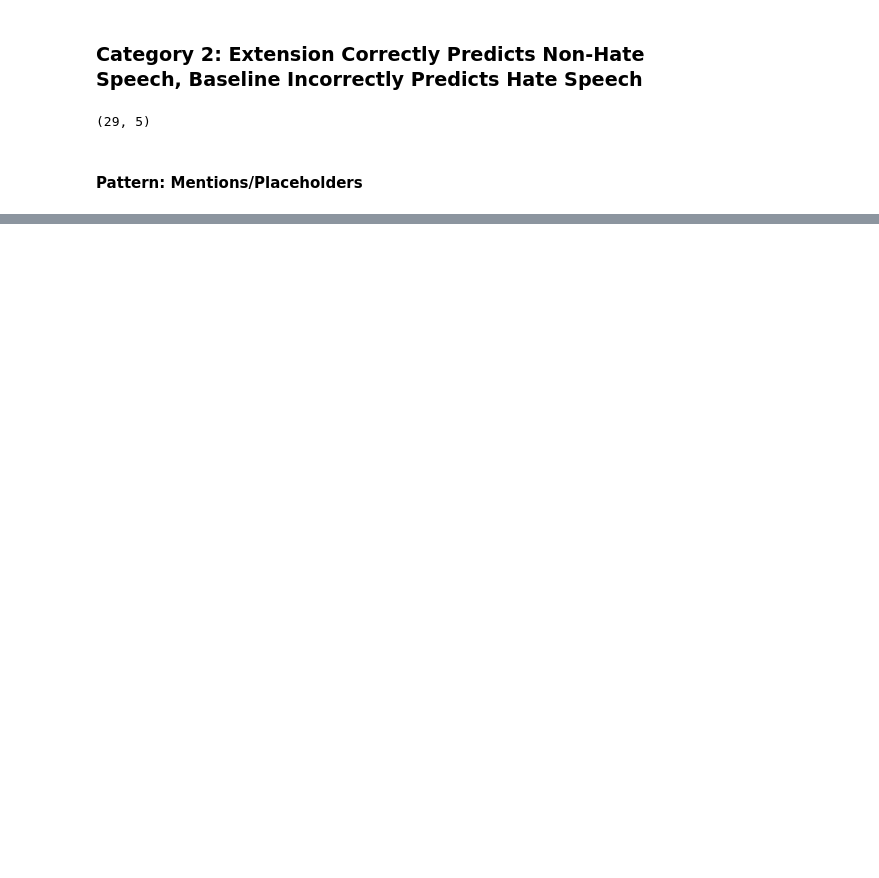
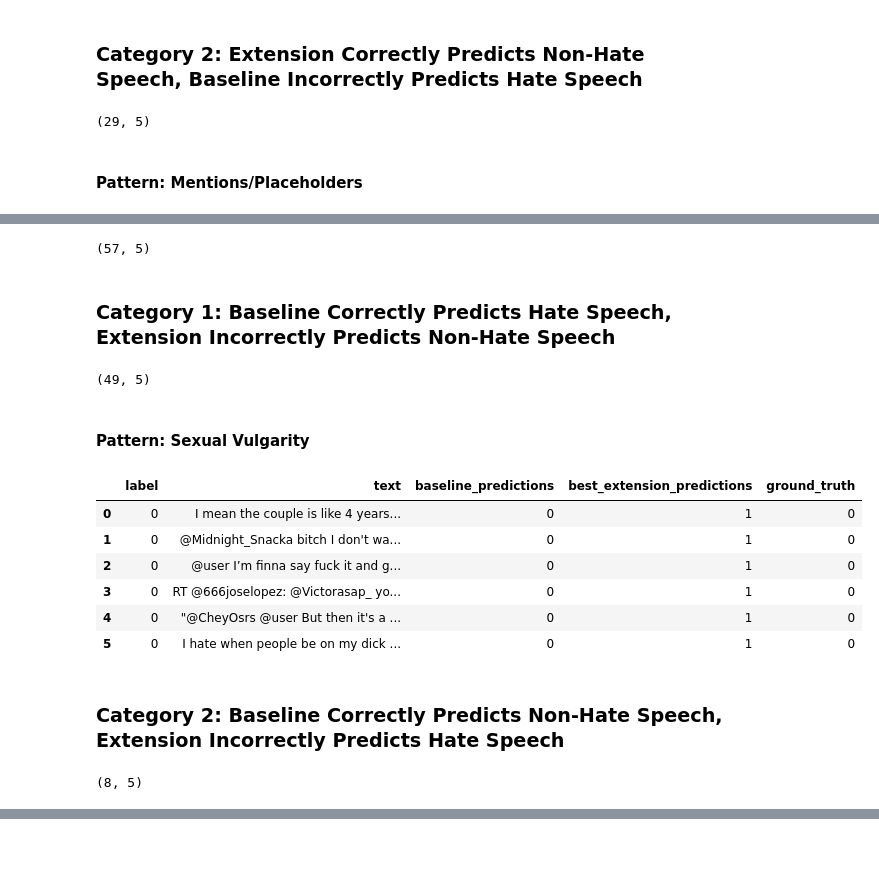
Before and after one commit to Ravi-Raghavan/CIS-5300-Final-Project, a Jupyter notebook: Milestone #4/error_analysis.ipynb, the cells around one changed output, grey strips where cells are left out. Drawn from its saved outputs; the diff is of its cells as text; code cells hidden in the pictures; blank space fills up the shorter version.

```diff
--- a/Milestone #4/error_analysis.ipynb
+++ b/Milestone #4/error_analysis.ipynb
@@ -107,0 +110,3 @@ df_mentions_placeholders
+# %%
+subset_df = TEST_DF[(TEST_DF['ground_truth'] != TEST_DF['best_extension_predictions']) & (TEST_DF['ground_truth'] == TEST_DF['baseline_predictions'])].reset_index(drop = True)
+subset_df.head()
@@ -107,0 +120,44 @@ df_mentions_placeholders
+# %%
+subset_df.shape
+# %% [output]
+(57, 5)
+# %% [markdown]
+### Category 1: Baseline Correctly Predicts Hate Speech, Extension Incorrectly Predicts Non-Hate Speech
+# %%
+# Show full column width
+pd.set_option('display.max_colwidth', None)
+
+# Show all rows (optional)
+pd.set_option('display.max_rows', None)
+
+subset_df_cat_1 = subset_df[(subset_df['best_extension_predictions'] == 1) & (subset_df['baseline_predictions'] == 0)]
+subset_df_cat_1.shape
+# %% [output]
+(49, 5)
+# %% [markdown]
+#### Pattern: Sexual Vulgarity
+# %%
+sexual_vulgarity_pattern = r"\b(dick|cock|pussy|vagina|penis|ass|asshole|balls|boobs|tits|nipple|slut|hoe)\b"
+df_sexual = subset_df_cat_1[subset_df_cat_1['text'].str.contains(sexual_vulgarity_pattern, case=False, regex=True, na=False)].reset_index(drop = True)
+df_sexual
+# %% [output]
+|  | label | text | baseline_predictions | best_extension_predictions | ground_truth |
+| 0 | 0 | I mean the couple is like 4 years... | 0 | 1 | 0 |
+| 1 | 0 | @Midnight_Snacka bitch I don't wa... | 0 | 1 | 0 |
+| 2 | 0 | @user I’m finna say fuck it and g... | 0 | 1 | 0 |
+| 3 | 0 | RT @666joselopez: @Victorasap_ yo... | 0 | 1 | 0 |
+| 4 | 0 | "@CheyOsrs @user But then it's a ... | 0 | 1 | 0 |
+| 5 | 0 | I hate when people be on my dick ... | 0 | 1 | 0 |
+# %% [markdown]
+### Category 2: Baseline Correctly Predicts Non-Hate Speech, Extension Incorrectly Predicts Hate Speech
+# %%
+# Show full column width
+pd.set_option('display.max_colwidth', None)
+
+# Show all rows (optional)
+pd.set_option('display.max_rows', None)
+
+subset_df_cat_2 = subset_df[(subset_df['best_extension_predictions'] == 0) & (subset_df['baseline_predictions'] == 1)]
+subset_df_cat_2.shape
+# %% [output]
+(8, 5)
```
Also changed, not shown: parts of 4 cells of this notebook.
